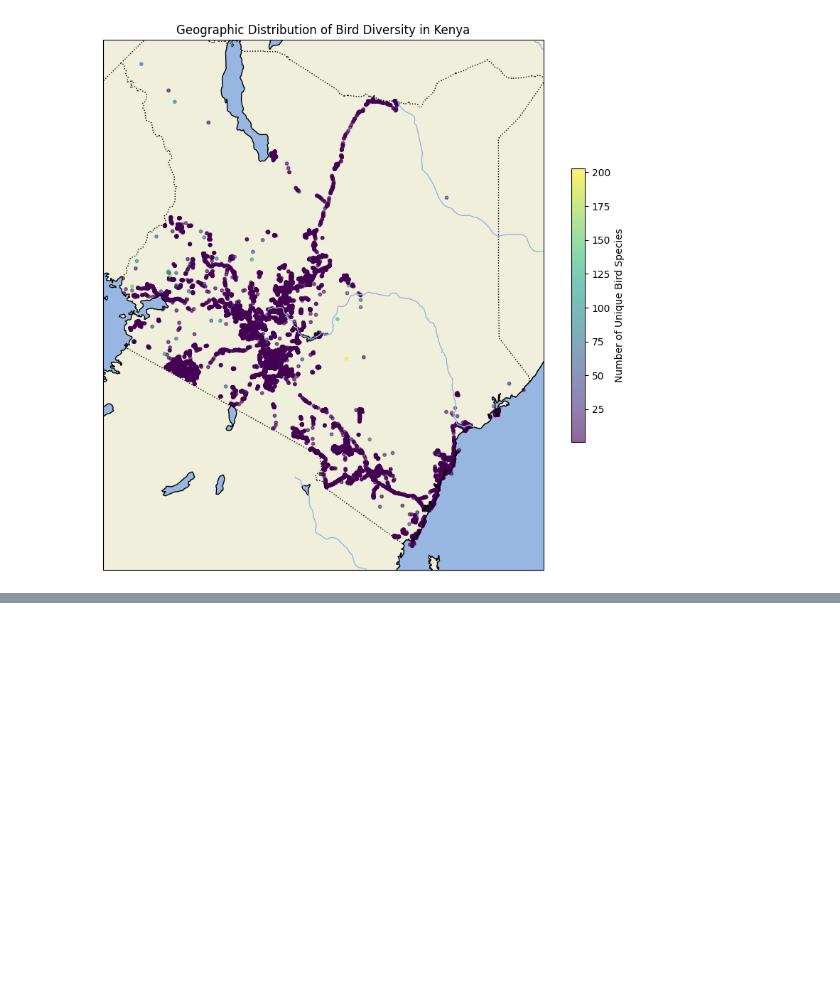
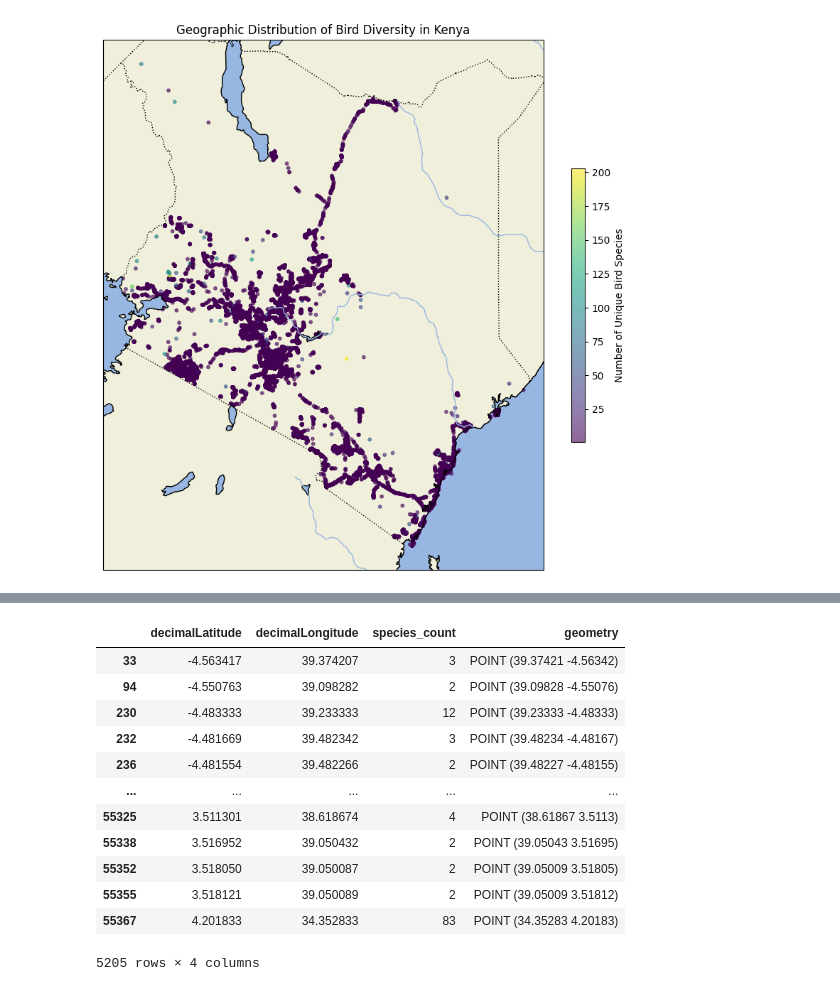
Before and after one commit to mina-naseh/geospatial-data-analysis, a Jupyter notebook: Questions_4.ipynb, the cells around one changed output, grey strips where cells are left out. Cells and saved outputs as stored; diff of their text form; code cells hidden in the pictures; blank space fills up the shorter version.

```diff
--- a/Questions_4.ipynb
+++ b/Questions_4.ipynb
@@ -181,0 +291,16 @@ plt.show()
+# %%
+multiple_species
+# %% [output]
+|  | decimalLatitude | decimalLongitude | species_count | geometry |
+| 33 | -4.563417 | 39.374207 | 3 | POINT (39.37421 -4.56342) |
+| 94 | -4.550763 | 39.098282 | 2 | POINT (39.09828 -4.55076) |
+| 230 | -4.483333 | 39.233333 | 12 | POINT (39.23333 -4.48333) |
+| 232 | -4.481669 | 39.482342 | 3 | POINT (39.48234 -4.48167) |
+| 236 | -4.481554 | 39.482266 | 2 | POINT (39.48227 -4.48155) |
+| ... | ... | ... | ... | ... |
+| 55325 | 3.511301 | 38.618674 | 4 | POINT (38.61867 3.5113) |
+| 55338 | 3.516952 | 39.050432 | 2 | POINT (39.05043 3.51695) |
+| 55352 | 3.518050 | 39.050087 | 2 | POINT (39.05009 3.51805) |
+| 55355 | 3.518121 | 39.050089 | 2 | POINT (39.05009 3.51812) |
+| 55367 | 4.201833 | 34.352833 | 83 | POINT (34.35283 4.20183) |
+5205 rows × 4 columns
```
Also changed, not shown: parts of 8 cells of this notebook, 1 other file.
